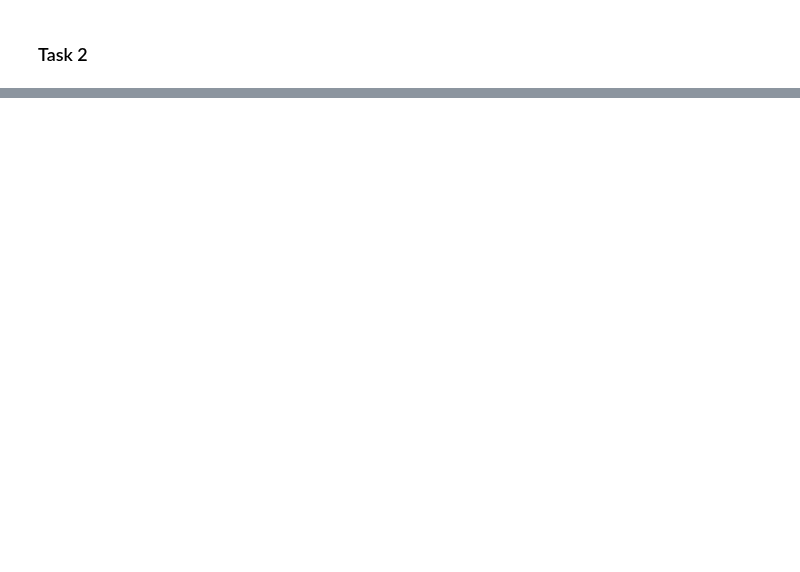
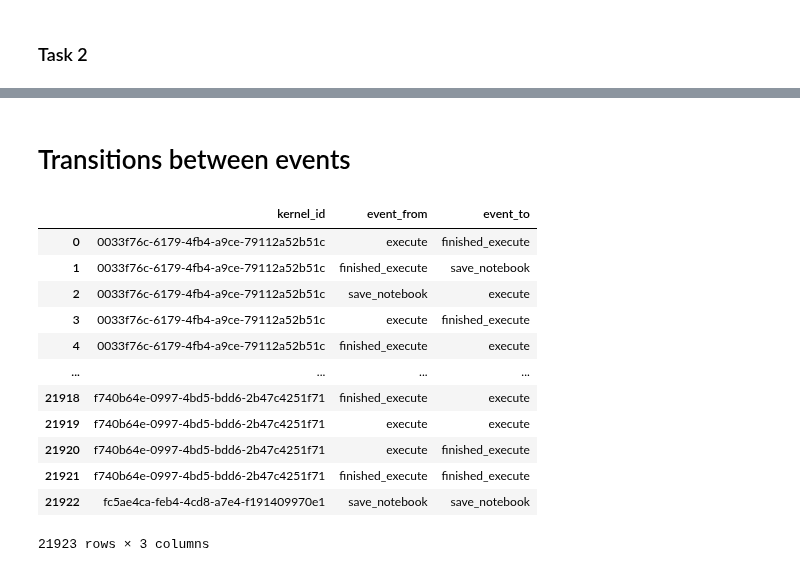
Before and after one commit to konstantgr/jupyter-logs-analysis, a Jupyter notebook: analysis/transitions_analysis.ipynb, the cells around one changed output, grey strips where cells are left out. Drawn from its saved outputs; the diff is of its cells as text; code cells hidden in the pictures; blank space fills up the shorter version.

```diff
--- a/analysis/transitions_analysis.ipynb
+++ b/analysis/transitions_analysis.ipynb
@@ -128,3 +128,22 @@ get_average_transition_graphs(task_transition_relations)[1]
 get_average_transition_graphs(task_transition_relations)[2]
 # %% [output]
 [drawing not drawn]
+# %% [markdown]
+# Transitions between events
+# %%
+event_transitions_df = processor.get_event_transitions(df_hack)
+event_transitions_df
+# %% [output]
+|  | kernel_id | event_from | event_to |
+| 0 | 0033f76c-6179-4fb4-a9ce-79112a52b51c | execute | finished_execute |
+| 1 | 0033f76c-6179-4fb4-a9ce-79112a52b51c | finished_execute | save_notebook |
+| 2 | 0033f76c-6179-4fb4-a9ce-79112a52b51c | save_notebook | execute |
+| 3 | 0033f76c-6179-4fb4-a9ce-79112a52b51c | execute | finished_execute |
+| 4 | 0033f76c-6179-4fb4-a9ce-79112a52b51c | finished_execute | execute |
+| ... | ... | ... | ... |
+| 21918 | f740b64e-0997-4bd5-bdd6-2b47c4251f71 | finished_execute | execute |
+| 21919 | f740b64e-0997-4bd5-bdd6-2b47c4251f71 | execute | execute |
+| 21920 | f740b64e-0997-4bd5-bdd6-2b47c4251f71 | execute | finished_execute |
+| 21921 | f740b64e-0997-4bd5-bdd6-2b47c4251f71 | finished_execute | finished_execute |
+| 21922 | fc5ae4ca-feb4-4cd8-a7e4-f191409970e1 | save_notebook | save_notebook |
+21923 rows × 3 columns
```
Also changed, not shown: parts of 6 cells of this notebook, 1 other file.
